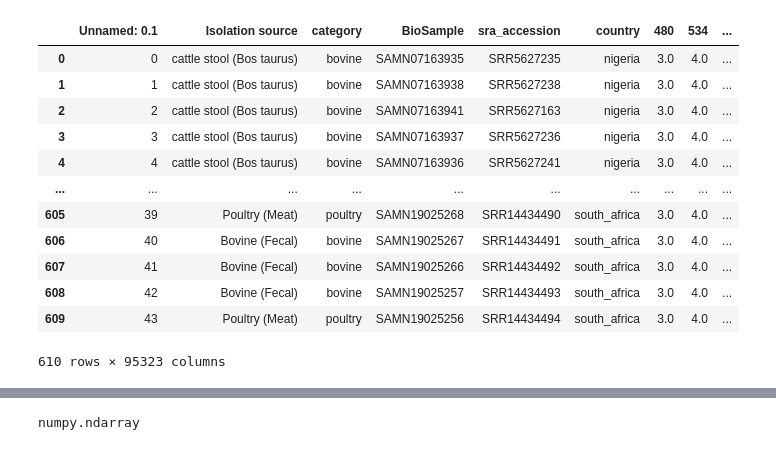
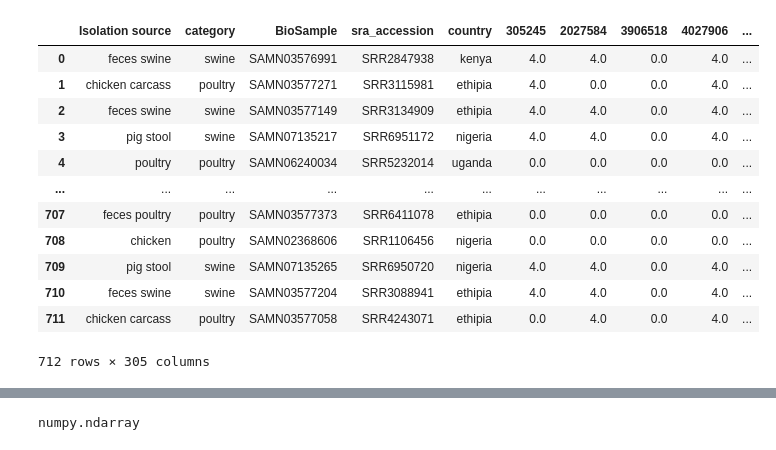
Before and after one commit to omicscodeathon/salmonellaml, a Jupyter notebook: notebooks/machine_learning_3.ipynb, the cells around one changed output, grey strips where cells are left out. Drawn from its saved outputs; the diff is of its cells as text; code cells hidden in the pictures.

```diff
--- a/notebooks/machine_learning_3.ipynb
+++ b/notebooks/machine_learning_3.ipynb
@@ -53,19 +53,19 @@ def f1_m(y_true, y_pred):
 # %%
 # ! pip install tensorflow
 # %%
-df=pd.read_csv("merged_training_data.csv")
+df=pd.read_csv("chisquare_training_features_final_undersampled_400.csv")
 df
 # %% [output]
-|  | Unnamed: 0.1 | Isolation source | category | BioSample | sra_accession | country | 480 | 534 | ... |
-| 0 | 0 | cattle stool (Bos taurus) | bovine | SAMN07163935 | SRR5627235 | nigeria | 3.0 | 4.0 | ... |
-| 1 | 1 | cattle stool (Bos taurus) | bovine | SAMN07163938 | SRR5627238 | nigeria | 3.0 | 4.0 | ... |
-| 2 | 2 | cattle stool (Bos taurus) | bovine | SAMN07163941 | SRR5627163 | nigeria | 3.0 | 4.0 | ... |
-| 3 | 3 | cattle stool (Bos taurus) | bovine | SAMN07163937 | SRR5627236 | nigeria | 3.0 | 4.0 | ... |
-| 4 | 4 | cattle stool (Bos taurus) | bovine | SAMN07163936 | SRR5627241 | nigeria | 3.0 | 4.0 | ... |
-| ... | ... | ... | ... | ... | ... | ... | ... | ... | ... |
-| 605 | 39 | Poultry (Meat) | poultry | SAMN19025268 | SRR14434490 | south_africa | 3.0 | 4.0 | ... |
-| 606 | 40 | Bovine (Fecal) | bovine | SAMN19025267 | SRR14434491 | south_africa | 3.0 | 4.0 | ... |
-| 607 | 41 | Bovine (Fecal) | bovine | SAMN19025266 | SRR14434492 | south_africa | 3.0 | 4.0 | ... |
-| 608 | 42 | Bovine (Fecal) | bovine | SAMN19025257 | SRR14434493 | south_africa | 3.0 | 4.0 | ... |
-| 609 | 43 | Poultry (Meat) | poultry | SAMN19025256 | SRR14434494 | south_africa | 3.0 | 4.0 | ... |
+|  | Isolation source | category | BioSample | sra_accession | country | 305245 | 2027584 | 3906518 | 4027906 | ... |
+| 0 | feces swine | swine | SAMN03576991 | SRR2847938 | kenya | 4.0 | 4.0 | 0.0 | 4.0 | ... |
+| 1 | chicken carcass | poultry | SAMN03577271 | SRR3115981 | ethipia | 4.0 | 0.0 | 0.0 | 4.0 | ... |
+| 2 | feces swine | swine | SAMN03577149 | SRR3134909 | ethipia | 4.0 | 4.0 | 0.0 | 4.0 | ... |
+| 3 | pig stool | swine | SAMN07135217 | SRR6951172 | nigeria | 4.0 | 4.0 | 0.0 | 4.0 | ... |
+| 4 | poultry | poultry | SAMN06240034 | SRR5232014 | uganda | 0.0 | 0.0 | 0.0 | 0.0 | ... |
+| ... | ... | ... | ... | ... | ... | ... | ... | ... | ... | ... |
+| 707 | feces poultry | poultry | SAMN03577373 | SRR6411078 | ethipia | 0.0 | 0.0 | 0.0 | 0.0 | ... |
+| 708 | chicken | poultry | SAMN02368606 | SRR1106456 | nigeria | 0.0 | 0.0 | 0.0 | 0.0 | ... |
+| 709 | pig stool | swine | SAMN07135265 | SRR6950720 | nigeria | 4.0 | 4.0 | 0.0 | 4.0 | ... |
+| 710 | feces swine | swine | SAMN03577204 | SRR3088941 | ethipia | 4.0 | 4.0 | 0.0 | 4.0 | ... |
+| 711 | chicken carcass | poultry | SAMN03577058 | SRR4243071 | ethipia | 0.0 | 4.0 | 0.0 | 4.0 | ... |
-610 rows × 95323 columns
+712 rows × 305 columns
```
Also changed, not shown: parts of 72 cells of this notebook.
